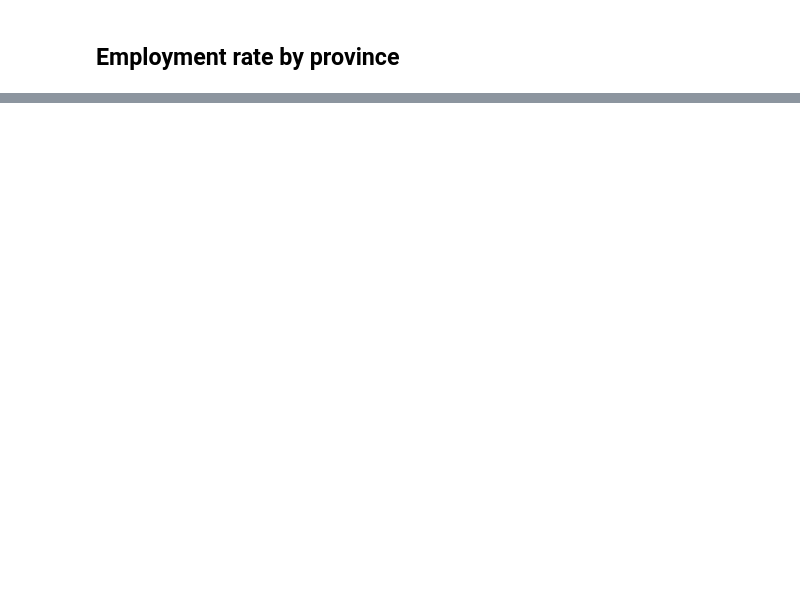
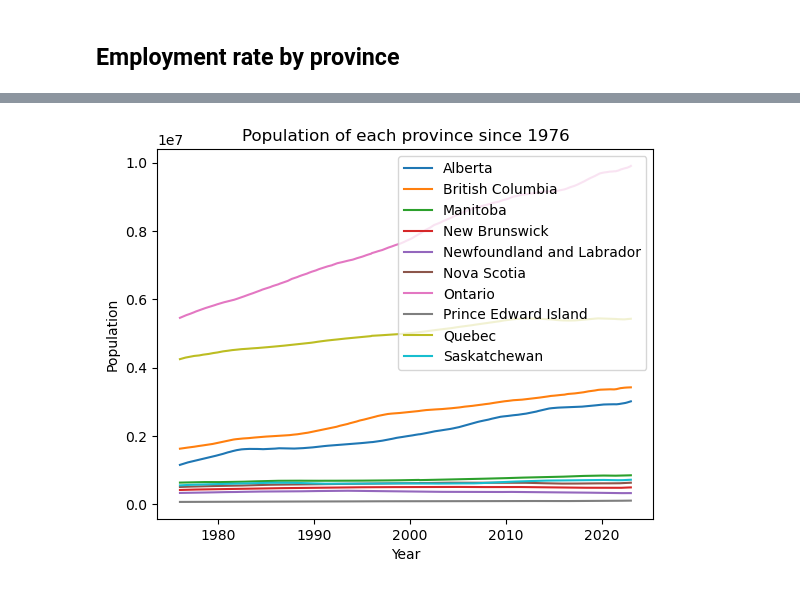
Before and after one commit to rehan-nasir/canada_labour_force_analysis, a Jupyter notebook: labor_market_analysis.ipynb, the cells around one changed output, grey strips where cells are left out. Cells and saved outputs as stored; diff of their text form; code cells hidden in the pictures; blank space fills up the shorter version.

```diff
--- a/labor_market_analysis.ipynb
+++ b/labor_market_analysis.ipynb
@@ -305,0 +274,15 @@ See the caveats in the documentation: https://pandas.pydata.org/pandas-docs/stab
+# %%
+provinces = labor_force[labor_force["GEO"] != "Canada"]["GEO"].unique()
+provinces_list = []
+for i in provinces:
+    p = labor_force[labor_force['GEO'] == i]
+    p["REF_DATE"] = pd.to_datetime(p["REF_DATE"])
+    provinces_list.append(p)
+
+for j in provinces_list:
+    sns.lineplot(x='REF_DATE', y='Population', data=j, label=j["GEO"].iloc[0])
+plt.title("Population of each province since 1976")
+plt.xlabel("Year")
+plt.show()
+# %% [output]
+[figure, added]
```
Also changed, not shown: parts of 11 cells of this notebook.
